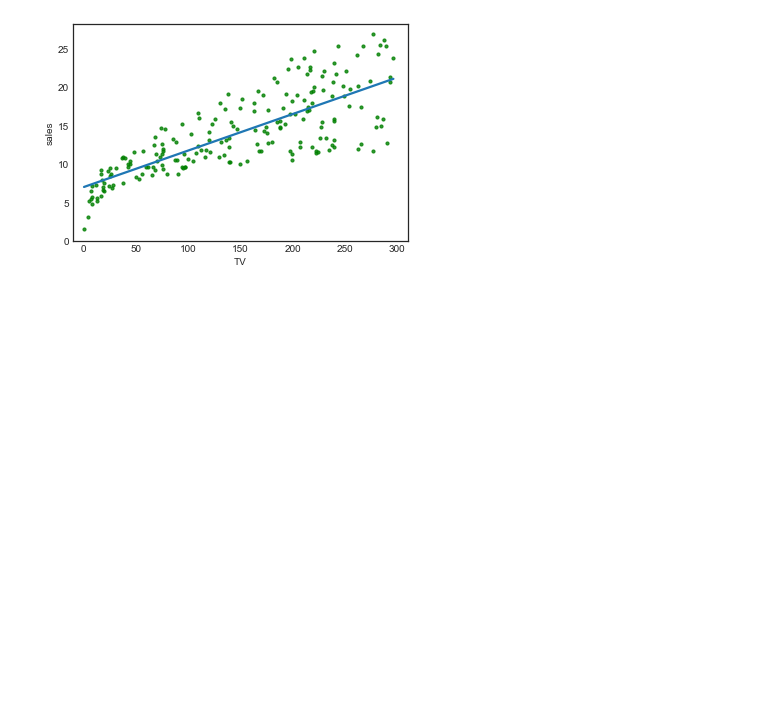
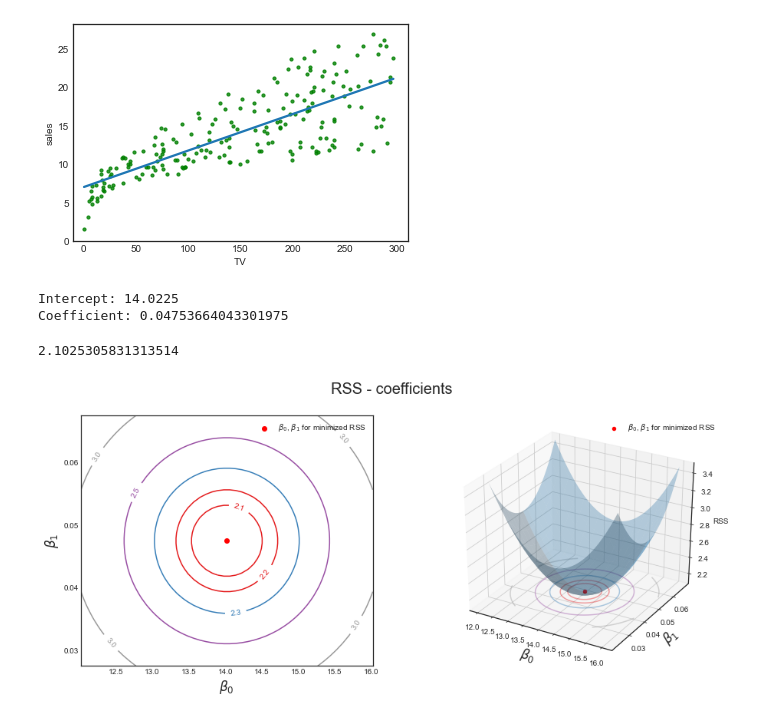
Before and after one commit to MeeshCompBio/Modeling, a Jupyter notebook: Intro_To_Stat_Learning/LinearRegression.ipynb, the cells around one changed output. Saved outputs shown, nothing was run; the diff lists cells and outputs as text; code cells hidden in the pictures; blank space fills up the shorter version.

Commit message:
added more to linear regression and some multiple

```diff
--- a/Intro_To_Stat_Learning/LinearRegression.ipynb
+++ b/Intro_To_Stat_Learning/LinearRegression.ipynb
@@ -64,3 +65,67 @@ plt.xlim(-10,310)
 plt.ylim(ymin=0);
 # %% [output]
 [figure]
+# %%
+# Grab the regression coefficients using ordinary least squares
+regr = skl_lm.LinearRegression()
+
+X = scale(advertising_data.TV,
+          with_mean=True,
+          with_std=False
+          ).reshape(-1,1)
+y = advertising_data.sales
+
+# Add in our data
+regr.fit(X,y)
+print("Intercept:", regr.intercept_)
+print("Coefficient:", regr.coef_[0])
+# %% [output]
+Intercept: 14.0225
+Coefficient: 0.04753664043301975
+# %%
+# Create grid coordinates for plotting
+# use linspace to get 50 evenly spaced intervales between intercept and coefficent
+Beta0 = np.linspace(regr.intercept_-2, regr.intercept_+2, 50)
+Beta1 = np.linspace(regr.coef_-0.02, regr.coef_+0.02, 50)
+# use
+xx, yy = np.meshgrid(Beta0, Beta1, indexing='xy')
+Z = np.zeros((Beta0.size,Beta1.size))
+
+# Calculate Z-values (RSS) based on grid of coefficients
+for (i,j),v in np.ndenumerate(Z):
+    Z[i,j] =((y - (xx[i,j]+X.ravel()*yy[i,j]))**2).sum()/1000
+
+# Minimized RSS
+min_RSS = r'$\beta_0$, $\beta_1$ for minimized RSS'
+min_rss = np.sum((regr.intercept_+regr.coef_*X - y.values.reshape(-1,1))**2)/1000
+min_rss
+# %% [output]
+2.1025305831313514
+# %%
+fig = plt.figure(figsize=(15,6))
+fig.suptitle('RSS - coefficients', fontsize=20)
+ax1 = fig.add_subplot(121)
+ax2 = fig.add_subplot(122, projection='3d')
+
+# Left plot
+CS = ax1.contour(xx, yy, Z, cmap=plt.cm.Set1, levels=[2.15, 2.2, 2.3, 2.5, 3])
+ax1.scatter(regr.intercept_, regr.coef_[0], c='r', label=min_RSS)
+ax1.clabel(CS, inline=True, fontsize=10, fmt='%1.1f')
+
+# Right plot
+ax2.plot_surface(xx, yy, Z, rstride=3, cstride=3, alpha=0.3)
+ax2.contour(xx, yy, Z, zdir='z', offset=Z.min(), cmap=plt.cm.Set1,
+            alpha=0.4, levels=[2.15, 2.2, 2.3, 2.5, 3])
+ax2.scatter3D(regr.intercept_, regr.coef_[0], min_rss, c='r', label=min_RSS)
+ax2.set_zlabel('RSS')
+ax2.set_zlim(Z.min(),Z.max())
+ax2.set_ylim(0.02,0.07)
+
+# use the same params across plots
+for ax in fig.axes:
+    ax.set_xlabel(r'$\beta_0$', fontsize=17)
+    ax.set_ylabel(r'$\beta_1$', fontsize=17)
+    ax.set_yticks([0.03,0.04,0.05,0.06])
+    ax.legend()
+# %% [output]
+[figure, added]
```
Also changed, not shown: parts of 9 cells of this notebook.
